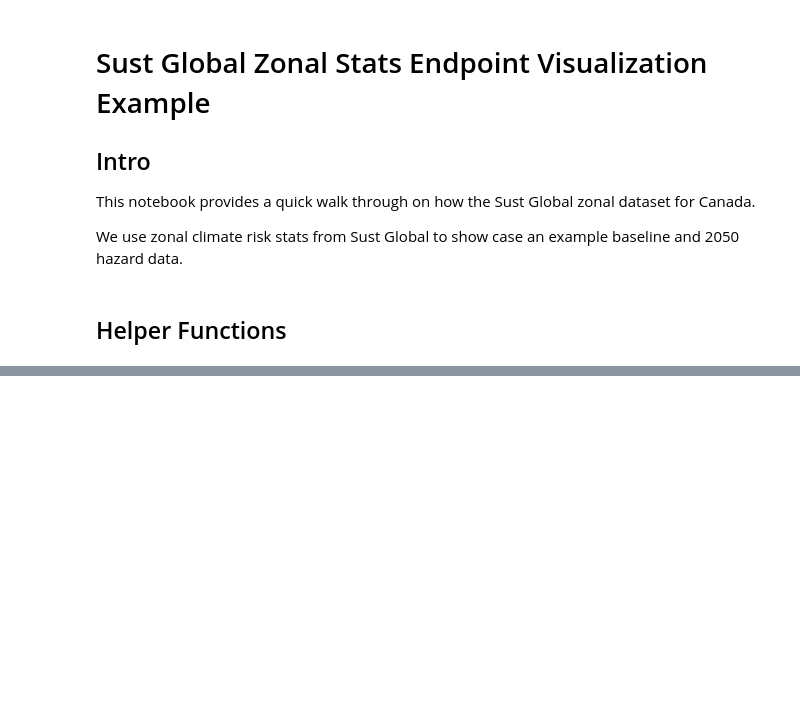
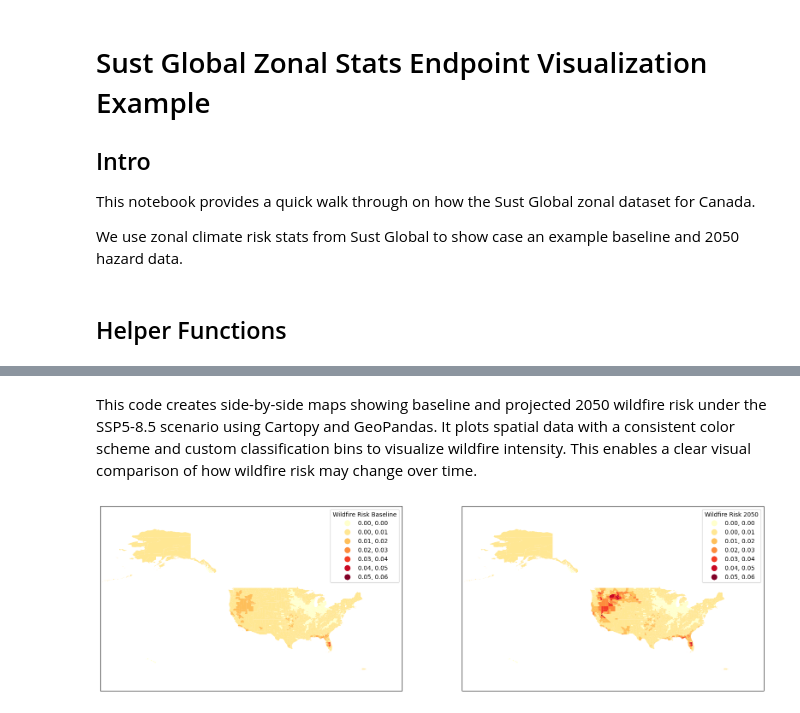
Before and after one commit to sustglobal/dev-center, a Jupyter notebook: jupyter-notebooks/ZonalStats/EndpointVisualizationExample.ipynb, the cells around one changed output, grey strips where cells are left out. Saved outputs shown, nothing was run; the diff lists cells and outputs as text; code cells hidden in the pictures; blank space fills up the shorter version.

```diff
--- a/jupyter-notebooks/ZonalStats/EndpointVisualizationExample.ipynb
+++ b/jupyter-notebooks/ZonalStats/EndpointVisualizationExample.ipynb
@@ -137,0 +193,52 @@ ax.set_ylim(10, 80)    # Restrict latitudinal range (y-axis)
+# %%
+# Extract wildfire data for the SSP5-8.5 scenario in the year 2050
+# `extract_comparison_data` returns a tuple with baseline and 2050 data
+comparison_data = extract_comparison_data(gdf_plotme, "ssp585", "wildfire", 2050)
+
+wildfire_baseline = comparison_data[0] # Assign the baseline wildfire data (likely historical or present-day values)
+wildfire_2050 = comparison_data[1]     # Assign the projected wildfire data for the year 2050 under SSP5-8.5
+
+# Add the baseline and 2050 wildfire data to the GeoDataFrame as a new column
+gdf_plotme['Wildfire_Baseline_SSP585'] = wildfire_baseline
+gdf_plotme['Wildfire_2050_SSP585'] = wildfire_2050
+# %% [markdown]
+This code creates side-by-side maps showing baseline and projected 2050 wildfire risk under the SSP5-8.5 scenario using Cartopy and GeoPandas. It plots spatial data with a consistent color scheme and custom classification bins to visualize wildfire intensity. This enables a clear visual comparison of how wildfire risk may change over time.
+# %%
+# Create a plot layout with cartopy projection
+fig, (ax1, ax2) = plt.subplots(1, 2, figsize=(20, 10), subplot_kw={'projection': ccrs.PlateCarree()})
+
+# Plot polygons with color fill based on a column, e.g., "Wildfire_Baseline_SSP585"
+gdf_plotme.plot(column="Wildfire_Baseline_SSP585",
+               cmap="YlOrRd",
+               legend=True,
+               ax=ax1,
+               scheme='UserDefined',
+               classification_kwds={'bins': [0,0.01,0.02,0.03,0.04,0.05,0.06], 'lowest': 0}, # Manually set the legend
+               transform=ccrs.PlateCarree())
+
+# Set the map view (longitude and latitude bounds) using Plate Carree projection
+# Longitude: -180 to -50, Latitude: 10 to 80 — focuses on North and Central America
+ax1.set_extent([-180, -50, 10, 80], crs=ccrs.PlateCarree())
+
+# Create a title
+leg1 = ax1.get_legend()
+leg1.set_title(f"Wildfire Risk Baseline")
+
+# Plot polygons for comparison with color fill based on a column, e.g., "Wildfire_2050_SSP585"
+gdf_plotme.plot(column="Wildfire_2050_SSP585",
+               cmap="YlOrRd",
+               legend=True,
+               ax=ax2,
+               scheme='UserDefined',
+               classification_kwds={'bins': [0,0.01,0.02,0.03,0.04,0.05,0.06], 'lowest': 0}, # Manually set the legend
+               transform=ccrs.PlateCarree())
+
+# Set the map view (longitude and latitude bounds) using Plate Carree projection
+# Longitude: -180 to -50, Latitude: 10 to 80 — focuses on North and Central America
+ax2.set_extent([-180, -50, 10, 80], crs=ccrs.PlateCarree())
+
+# Create a title
+leg2 = ax2.get_legend()
+leg2.set_title(f"Wildfire Risk 2050")
+# %% [output]
+[figure, added]
```
Also changed, not shown: parts of 12 cells of this notebook.
